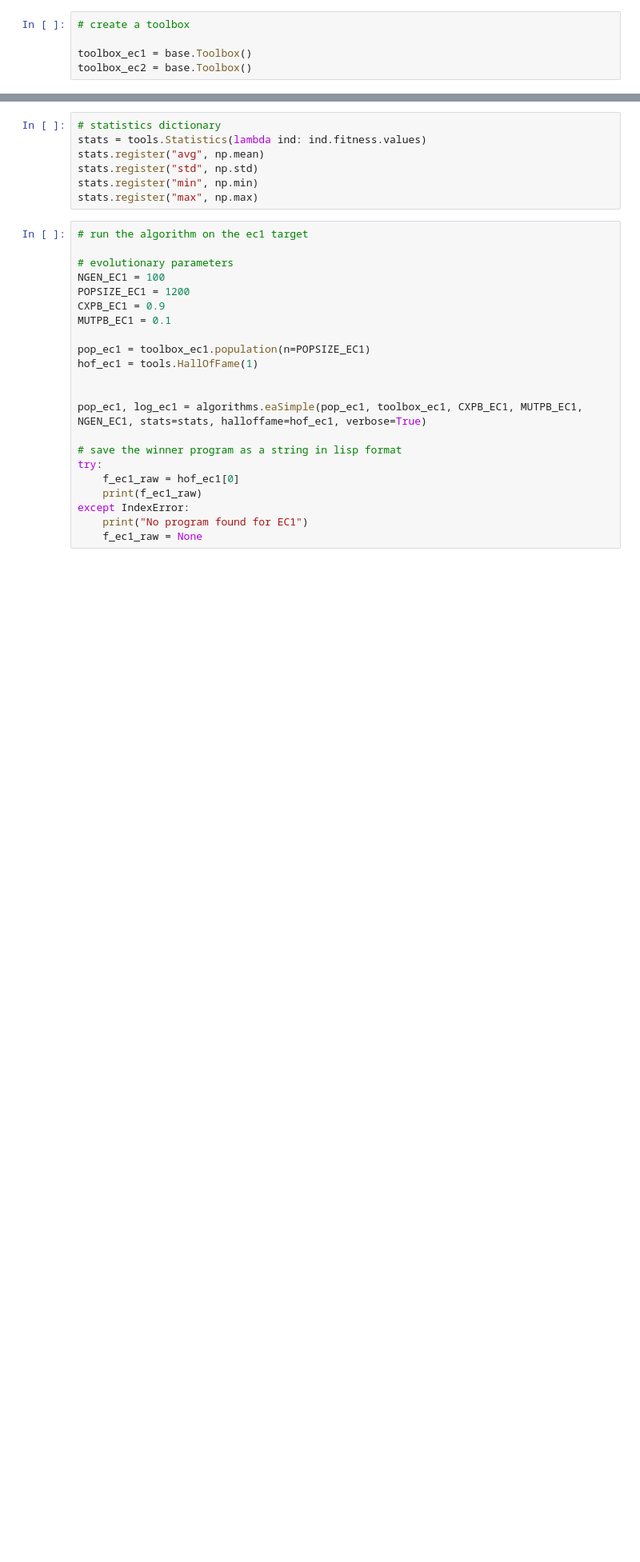
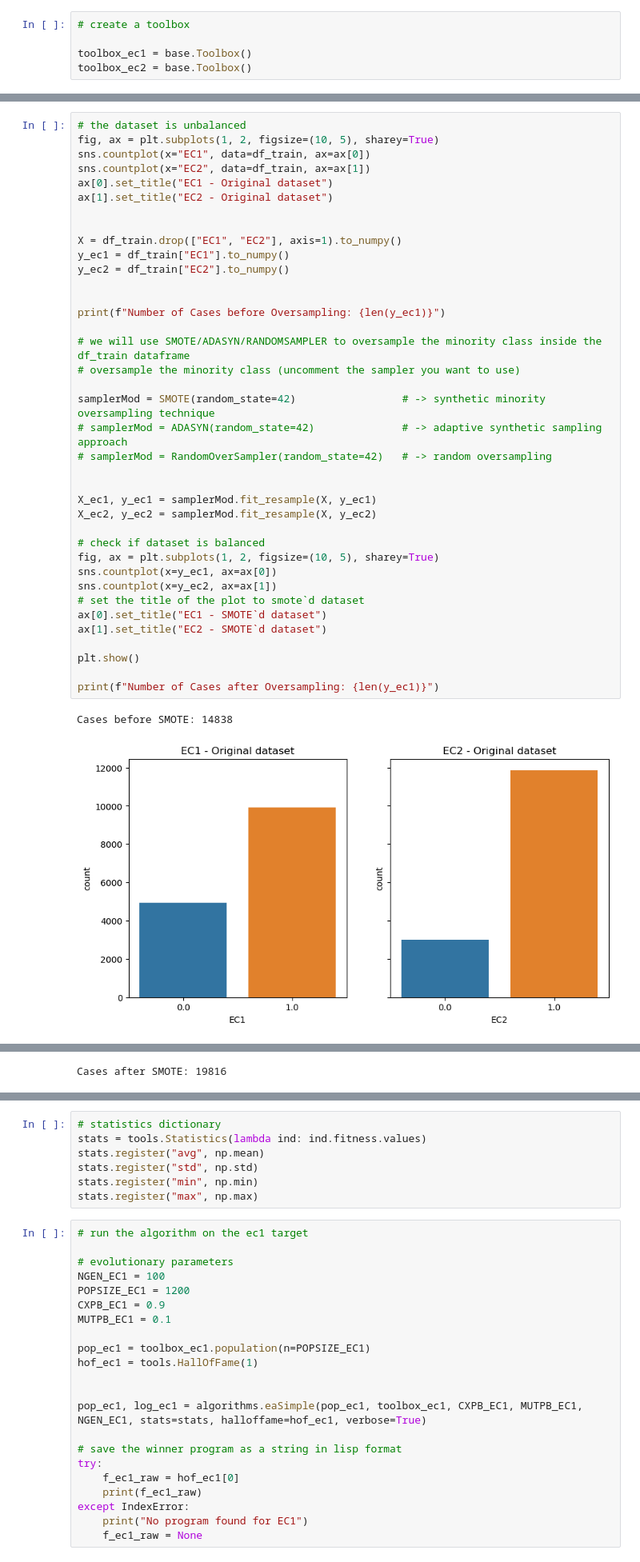
Before and after one commit to roman91DE/Multi-Label-Classification-Enzyme-Substrate_Kaggle-Competition, a Jupyter notebook: gp.ipynb, the cells around one changed output, grey strips where cells are left out. Shown at 80% size. Drawn from its saved outputs; the diff is of its cells as text; blank space fills up the shorter version.

```diff
--- a/gp.ipynb
+++ b/gp.ipynb
@@ -134,0 +143,41 @@ def evalBinaryClassification(individual: str, X: np.ndarray, y: np.ndarray, pset
+# %%
+# the dataset is unbalanced
+fig, ax = plt.subplots(1, 2, figsize=(10, 5), sharey=True)
+sns.countplot(x="EC1", data=df_train, ax=ax[0])
+sns.countplot(x="EC2", data=df_train, ax=ax[1])
+ax[0].set_title("EC1 - Original dataset")
+ax[1].set_title("EC2 - Original dataset")
+
+
+X = df_train.drop(["EC1", "EC2"], axis=1).to_numpy()
+y_ec1 = df_train["EC1"].to_numpy()
+y_ec2 = df_train["EC2"].to_numpy()
+
+
+print(f"Number of Cases before Oversampling: {len(y_ec1)}")
+
+# we will use SMOTE/ADASYN/RANDOMSAMPLER to oversample the minority class inside the df_train dataframe
+# oversample the minority class (uncomment the sampler you want to use)
+
+samplerMod = SMOTE(random_state=42)                 # -> synthetic minority oversampling technique
+# samplerMod = ADASYN(random_state=42)              # -> adaptive synthetic sampling approach
+# samplerMod = RandomOverSampler(random_state=42)   # -> random oversampling
+
+
+X_ec1, y_ec1 = samplerMod.fit_resample(X, y_ec1)
+X_ec2, y_ec2 = samplerMod.fit_resample(X, y_ec2)
+
+# check if dataset is balanced
+fig, ax = plt.subplots(1, 2, figsize=(10, 5), sharey=True)
+sns.countplot(x=y_ec1, ax=ax[0])
+sns.countplot(x=y_ec2, ax=ax[1])
+# set the title of the plot to smote`d dataset
+ax[0].set_title("EC1 - SMOTE`d dataset")
+ax[1].set_title("EC2 - SMOTE`d dataset")
+
+plt.show()
+
+print(f"Number of Cases after Oversampling: {len(y_ec1)}")
+# %% [output]
+Cases before SMOTE: 14838
+[figure, added]
@@ -134,0 +185 @@ def evalBinaryClassification(individual: str, X: np.ndarray, y: np.ndarray, pset
+Cases after SMOTE: 19816
```
Also changed, not shown: parts of 17 cells of this notebook, 2 other files.
